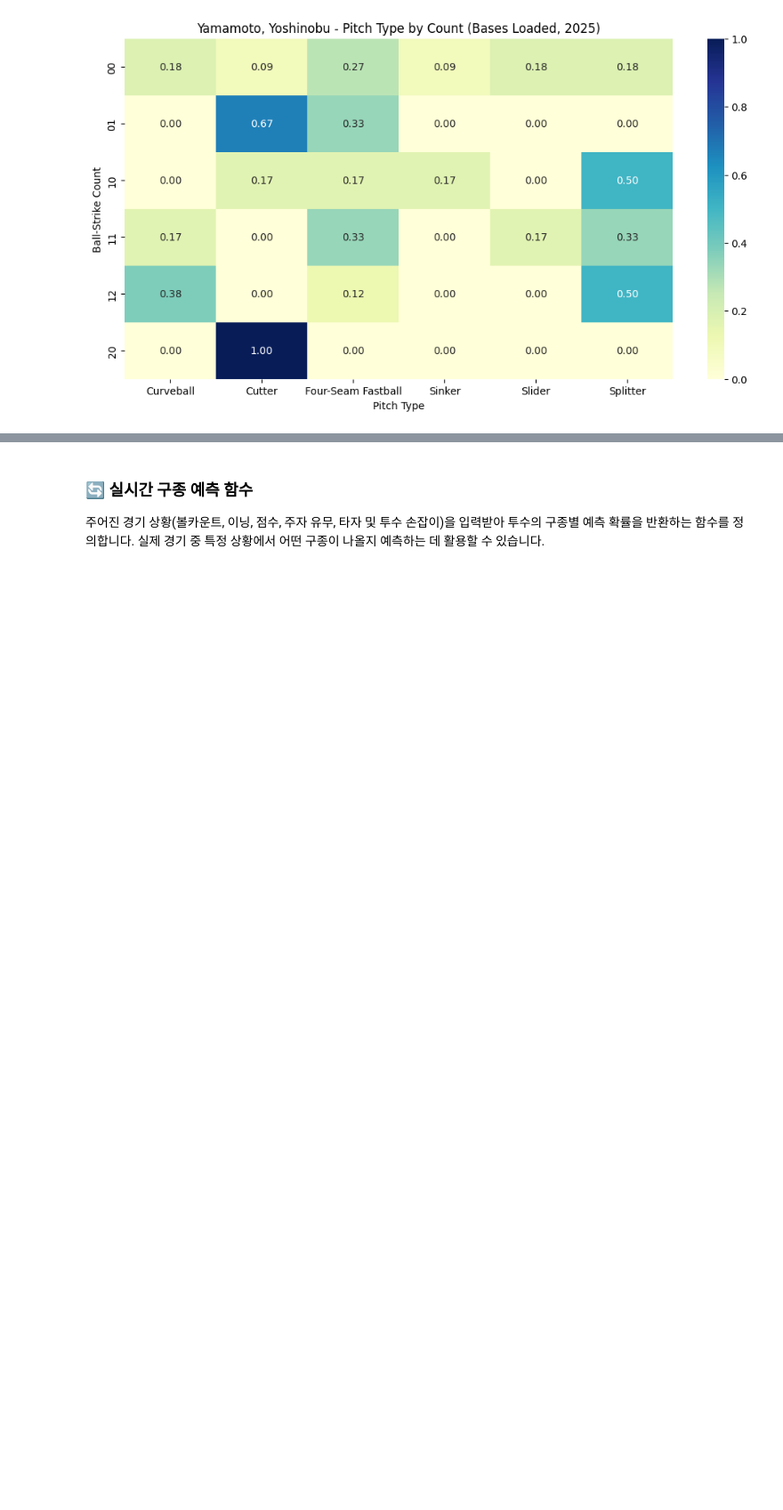
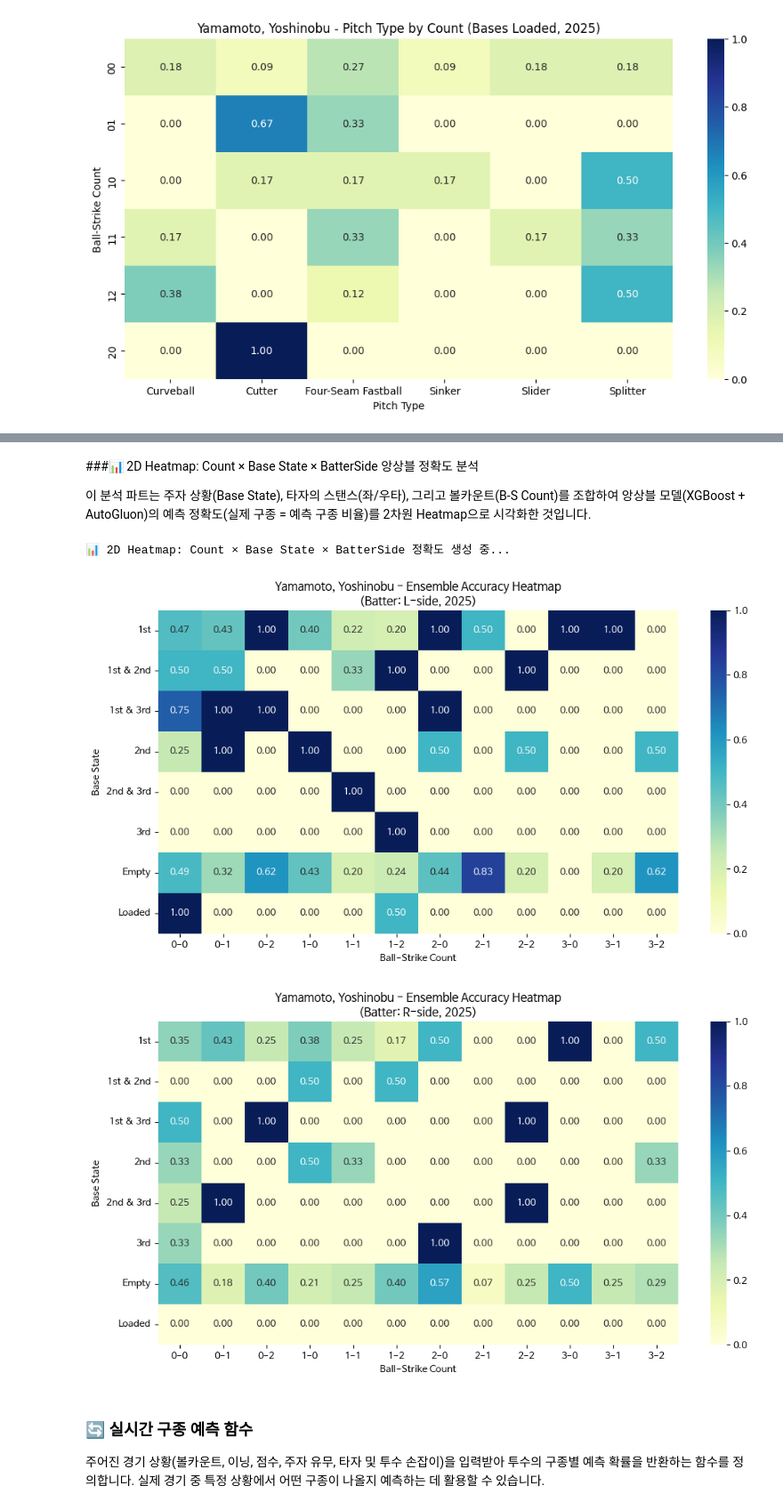
Before and after one commit to Gusle01/ai_2025, a Jupyter notebook: model1.ipynb, the cells around one changed output, grey strips where cells are left out. Shown at 89% size. Saved outputs shown, nothing was run; the diff lists cells and outputs as text; code cells hidden in the pictures; blank space fills up the shorter version.

```diff
--- a/model1.ipynb
+++ b/model1.ipynb
@@ -671,3 +612,69 @@ else:
+# %% [markdown]
+###📊 2D Heatmap: Count × Base State × BatterSide 앙상블 정확도 분석
+
+이 분석 파트는 주자 상황(Base State), 타자의 스탠스(좌/우타), 그리고 볼카운트(B-S Count)를 조합하여
+앙상블 모델(XGBoost + AutoGluon)의 예측 정확도(실제 구종 = 예측 구종 비율)를
+2차원 Heatmap으로 시각화한 것입니다.
+# %%
+print("\n📊 2D Heatmap: Count × Base State × BatterSide 정확도 생성 중...")
+
+eval_df = X_test.copy()
+eval_df["true"] = y_test_str
+eval_df["pred_ens"] = ens_series
+eval_df["correct"] = (eval_df["true"] == eval_df["pred_ens"]).astype(float)
+
+# 주자 여부 0/1 → 문자열 변환
+def base_state(row):
+    s1 = '1' if row['on_1b'] else '-'
+    s2 = '2' if row['on_2b'] else '-'
+    s3 = '3' if row['on_3b'] else '-'
+    return s1 + s2 + s3
+
+eval_df["base_state"] = eval_df.apply(base_state, axis=1)
+
+# 보기 좋게 라벨링
+base_state_label = {
+    '---': 'Empty',
+    '1--': '1st',
+    '-2-': '2nd',
+    '--3': '3rd',
+    '12-': '1st & 2nd',
+    '1-3': '1st & 3rd',
+    '-23': '2nd & 3rd',
+    '123': 'Loaded'
+}
+
+eval_df["base_label"] = eval_df["base_state"].map(base_state_label).fillna("Unknown")
+
+# 좌/우타 라벨
+eval_df["stand_label"] = eval_df["stand"].map({0: "L", 1: "R"})
+eval_df["count"] = eval_df["balls"].astype(int).astype(str) + "-" + eval_df["strikes"].astype(int).astype(str)
+
+# 🔥 좌/우타자 분리 출력
+for hand in ["L", "R"]:
+    sub = eval_df[eval_df["stand_label"] == hand]
+    if sub.empty:
+        print(f"⚠️ {hand}-side 데이터 없음")
+        continue
+
+    heat = sub.pivot_table(
+        index="base_label",     # ← 바뀐 부분
+        columns="count",
+        values="correct",
+        aggfunc="mean"
+    ).fillna(0)
+
+    # Heatmap 표시
+    plt.figure(figsize=(12, 6))
+    sns.heatmap(heat, annot=True, cmap="YlGnBu", fmt=".2f")
+    plt.title(f"{pitcher_name} - Ensemble Accuracy Heatmap\n(Batter: {hand}-side, {selected_year})")
+    plt.xlabel("Ball-Strike Count")
+    plt.ylabel("Base State")
+    plt.show()
+# %% [output]
+📊 2D Heatmap: Count × Base State × BatterSide 정확도 생성 중...
+[figure, added]
+[figure, added]
 # %% [markdown]
 ### 🔄 실시간 구종 예측 함수
 주어진 경기 상황(볼카운트, 이닝, 점수, 주자 유무, 타자 및 투수 손잡이)을 입력받아 투수의 구종별 예측 확률을 반환하는 함수를 정의합니다. 실제 경기 중 특정 상황에서 어떤 구종이 나올지 예측하는 데 활용할 수 있습니다.
```
Also changed, not shown: parts of 7 cells of this notebook.
